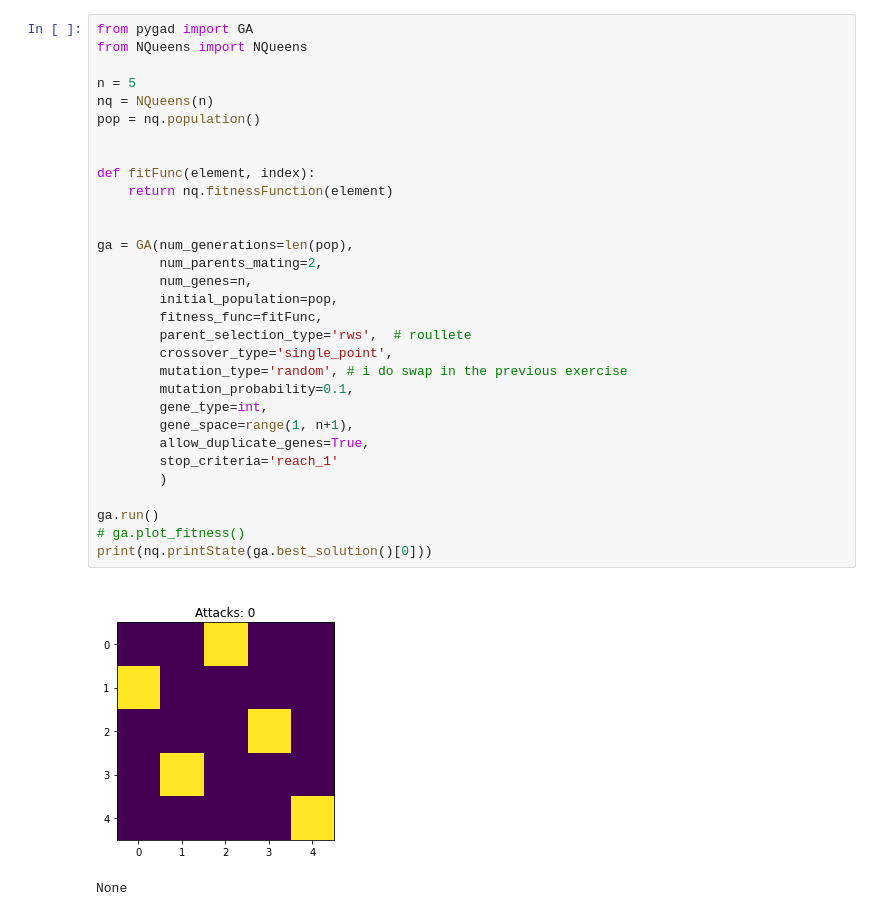
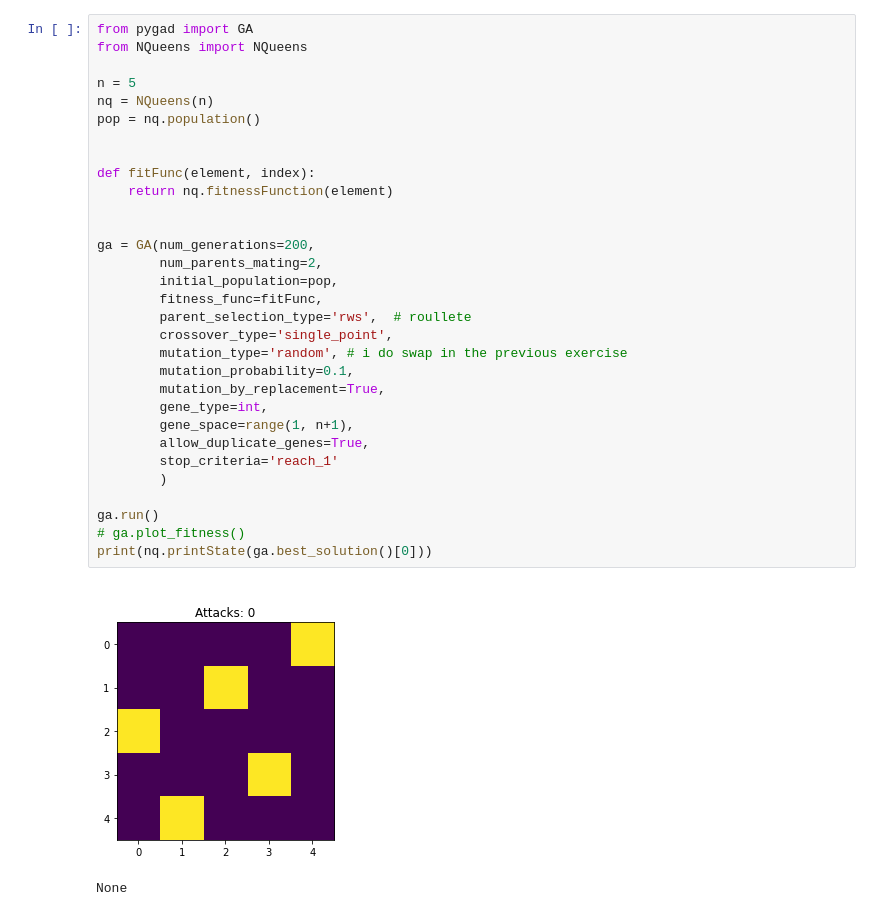
Before and after one commit to Krfld/ISEL-IASC, a Jupyter notebook: Objetivo 2/3.ipynb, the cells around one changed output. Cells and saved outputs as stored; diff of their text form.

```diff
--- a/Objetivo 2/3.ipynb
+++ b/Objetivo 2/3.ipynb
@@ -1,36 +1,36 @@
 # %%
 from pygad import GA
 from NQueens import NQueens
 
 n = 5
 nq = NQueens(n)
 pop = nq.population()
 
 
 def fitFunc(element, index):
     return nq.fitnessFunction(element)
 
 
-ga = GA(num_generations=len(pop),
+ga = GA(num_generations=200,
         num_parents_mating=2,
-        num_genes=n,
         initial_population=pop,
         fitness_func=fitFunc,
         parent_selection_type='rws',  # roullete
         crossover_type='single_point',
         mutation_type='random', # i do swap in the previous exercise
         mutation_probability=0.1,
+        mutation_by_replacement=True,
         gene_type=int,
         gene_space=range(1, n+1),
         allow_duplicate_genes=True,
         stop_criteria='reach_1'
         )
 
 ga.run()
 # ga.plot_fitness()
 print(nq.printState(ga.best_solution()[0]))
 # %% [output]
-[figure, old version]
+[figure, new version]
 None
 # %%
 from pygad import GA
```
Also changed, not shown: parts of 1 cell of this notebook, 5 other files.
